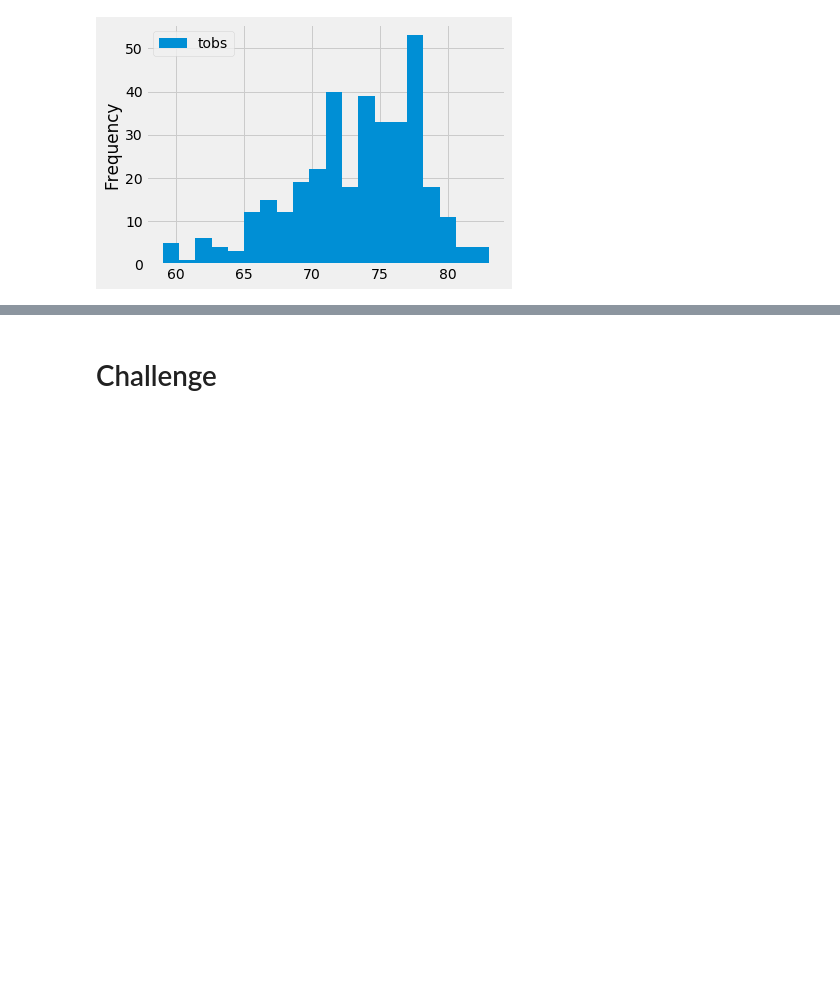
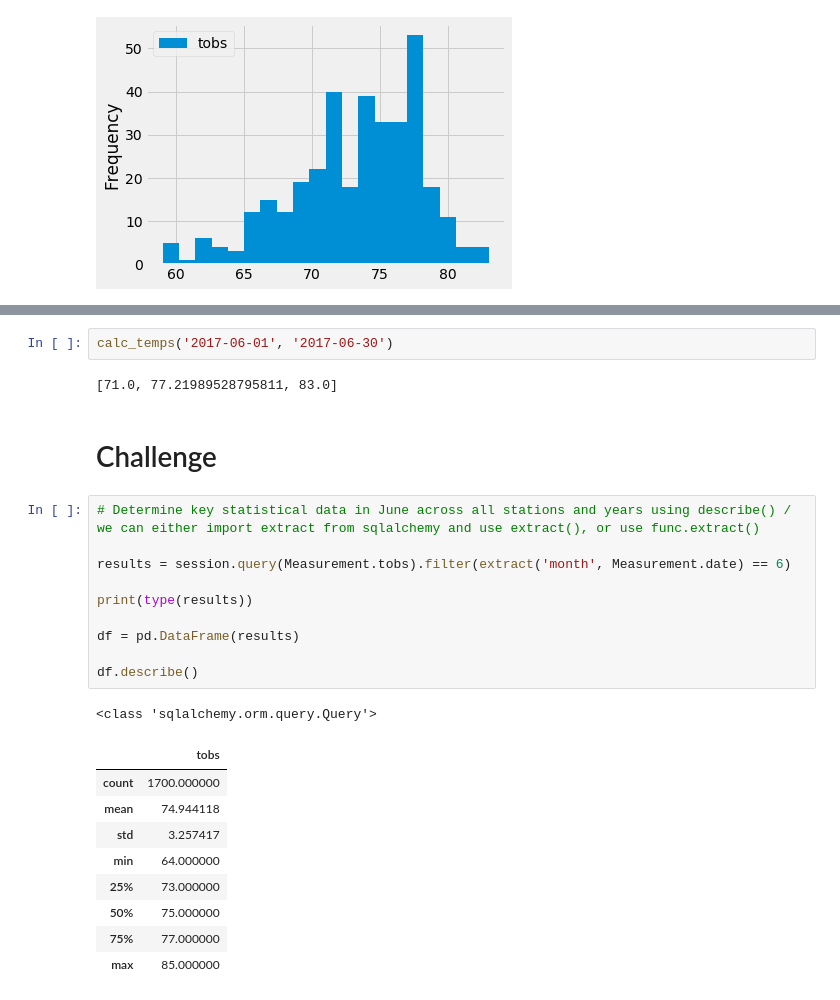
Before and after one commit to Helen-Ly/surfs_up, a Jupyter notebook: climate_analysis.ipynb, the cells around one changed output, grey strips where cells are left out. Saved outputs shown, nothing was run; the diff lists cells and outputs as text; blank space fills up the shorter version.

```diff
--- a/climate_analysis.ipynb
+++ b/climate_analysis.ipynb
@@ -247,2 +253,27 @@ plt.tight_layout()
+# %%
+calc_temps('2017-06-01', '2017-06-30')
+# %% [output]
+[71.0, 77.21989528795811, 83.0]
 # %% [markdown]
 # Challenge
+# %%
+# Determine key statistical data in June across all stations and years using describe() / we can either import extract from sqlalchemy and use extract(), or use func.extract()
+
+results = session.query(Measurement.tobs).filter(extract('month', Measurement.date) == 6)
+
+print(type(results))
+
+df = pd.DataFrame(results)
+
+df.describe()
+# %% [output]
+<class 'sqlalchemy.orm.query.Query'>
+|  | tobs |
+| count | 1700.000000 |
+| mean | 74.944118 |
+| std | 3.257417 |
+| min | 64.000000 |
+| 25% | 73.000000 |
+| 50% | 75.000000 |
+| 75% | 77.000000 |
+| max | 85.000000 |
```
Also changed, not shown: parts of 9 cells of this notebook, 1 other file.
